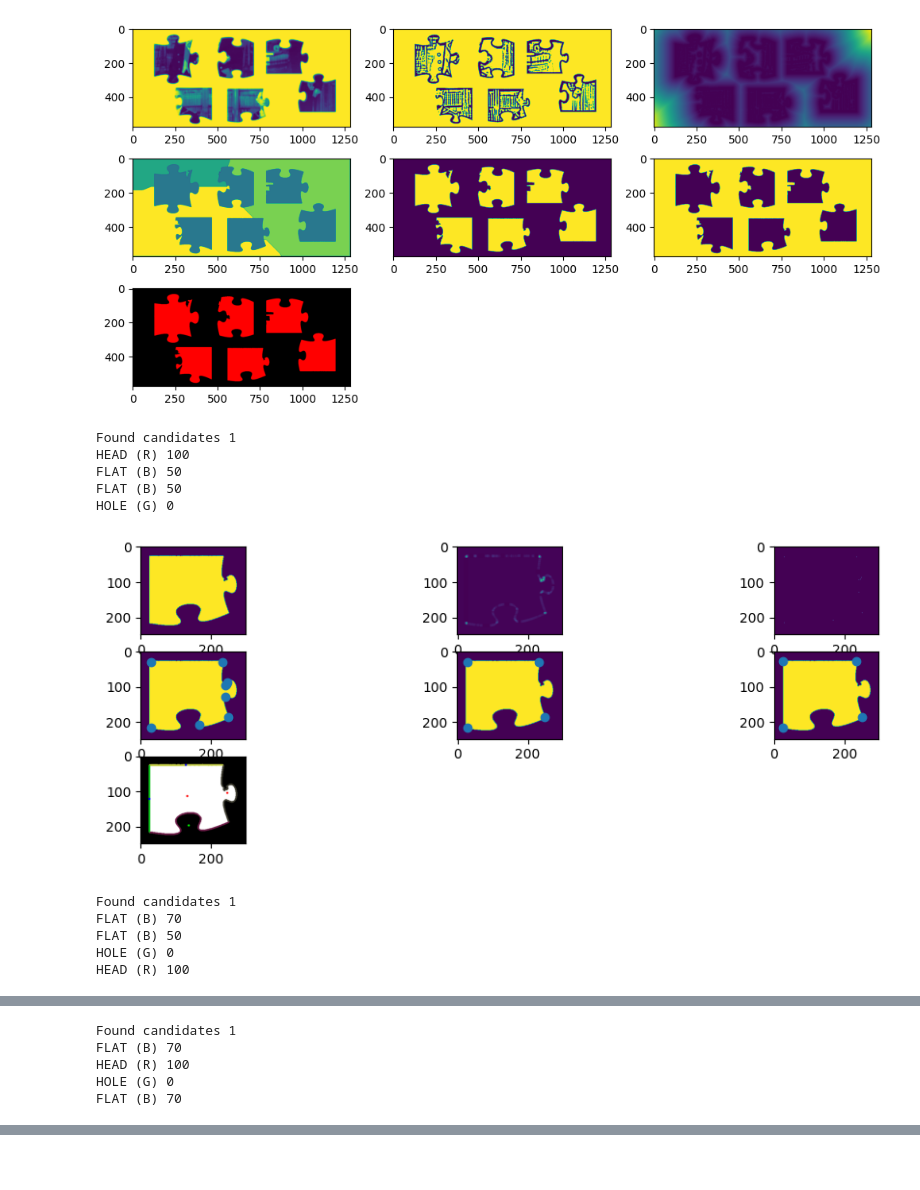
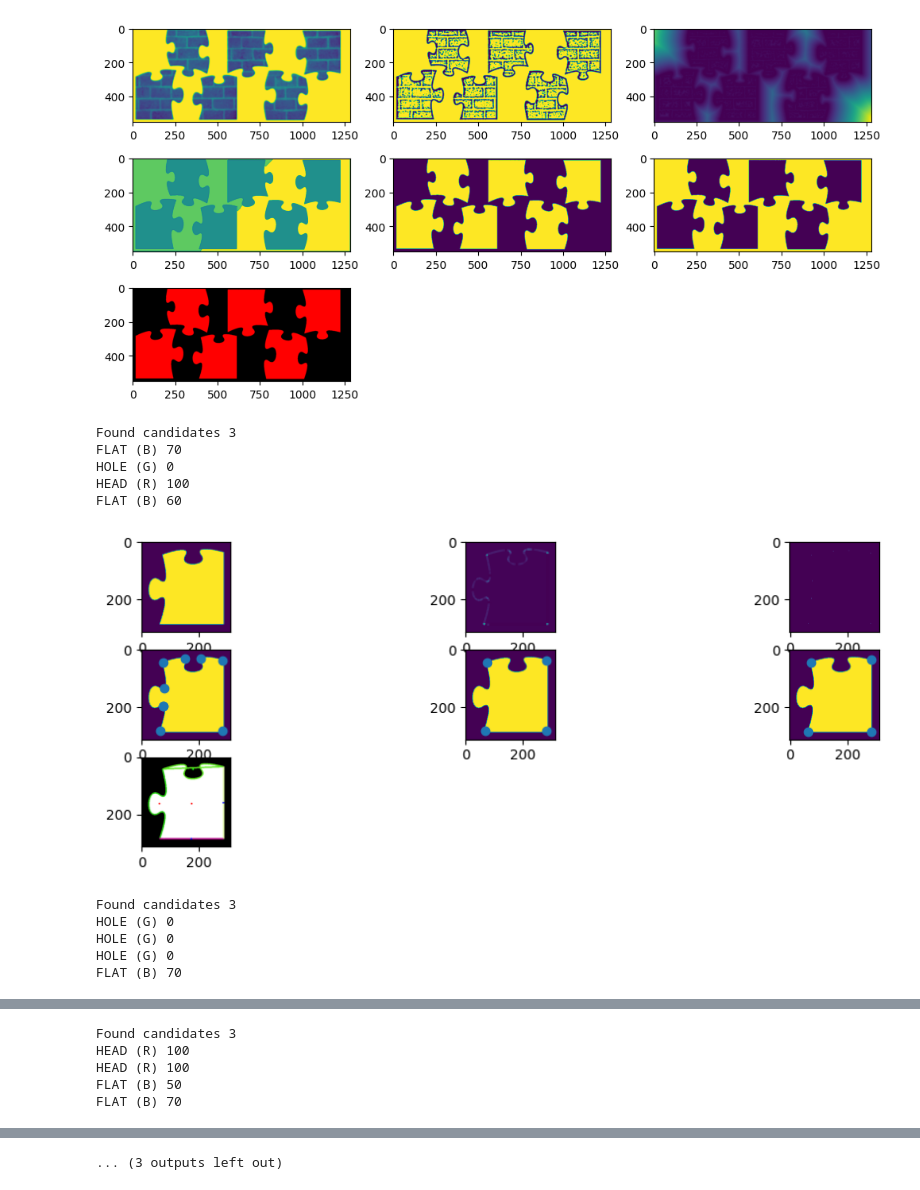
Before and after one commit to DiegoSaragozaSilva/jigsolver, a Jupyter notebook: src/a.ipynb, the cells around one changed output, grey strips where cells are left out. Drawn from its saved outputs; the diff is of its cells as text; code cells hidden in the pictures; blank space fills up the shorter version.

Commit message:
add: new sample image

```diff
--- a/src/a.ipynb
+++ b/src/a.ipynb
@@ -4,35 +4,35 @@
 # %%
 import cv2
 
 from preprocessor import *
 from jigsaw import *
 
 
 def main():
-    jigsaw_image = cv2.imread("../jigsaw-samples/sample_2.png")
+    jigsaw_image = cv2.imread("../jigsaw-samples/sample_4.png")
 
     preprocessor = Preprocessor(debug_mode=True)
     processed_jigsaw_image = preprocessor.process(jigsaw_image)
 
     jigsaw = Jigsaw(jigsaw_image, processed_jigsaw_image)
     jigsaw.visualize()
     for piece in jigsaw.pieces:
         piece.visualize()
     jigsaw.solve()
 
     return 0
 
 main()
 # %% [output]
-[figure, old version]
+[figure, new version]
-Found candidates 1
+Found candidates 3
+FLAT (B) 70
+HOLE (G) 0
 HEAD (R) 100
-FLAT (B) 50
-FLAT (B) 50
-HOLE (G) 0
+FLAT (B) 60
-[figure, old version]
+[figure, new version]
-Found candidates 1
+Found candidates 3
+HOLE (G) 0
+HOLE (G) 0
+HOLE (G) 0
 FLAT (B) 70
-FLAT (B) 50
-HOLE (G) 0
-HEAD (R) 100
@@ -40,5 +40,5 @@ HEAD (R) 100
-Found candidates 1
+Found candidates 3
+HEAD (R) 100
+HEAD (R) 100
+FLAT (B) 50
 FLAT (B) 70
-HEAD (R) 100
-HOLE (G) 0
-FLAT (B) 70
@@ -64,0 +63 @@ HEAD (R) 100
+... (3 outputs left out)
```
Also changed, not shown: parts of 1 cell of this notebook, 1 other file.
